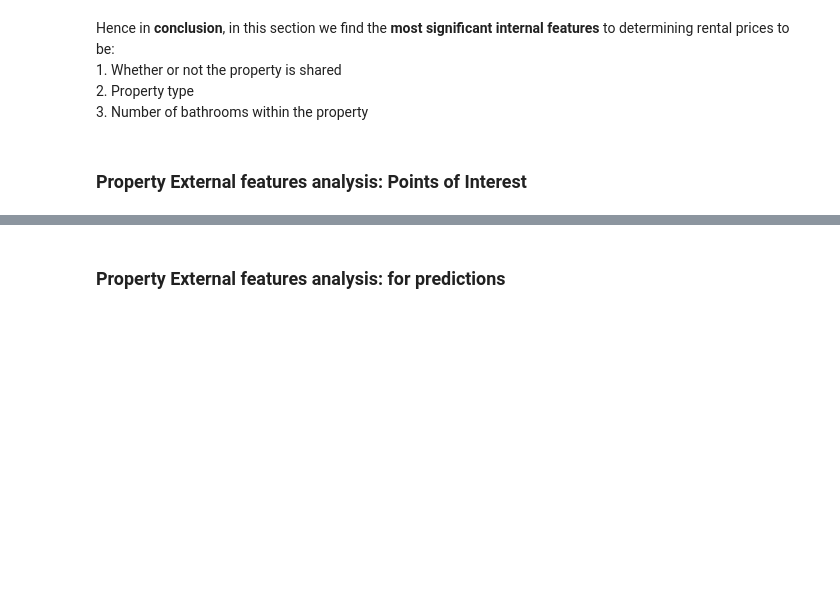
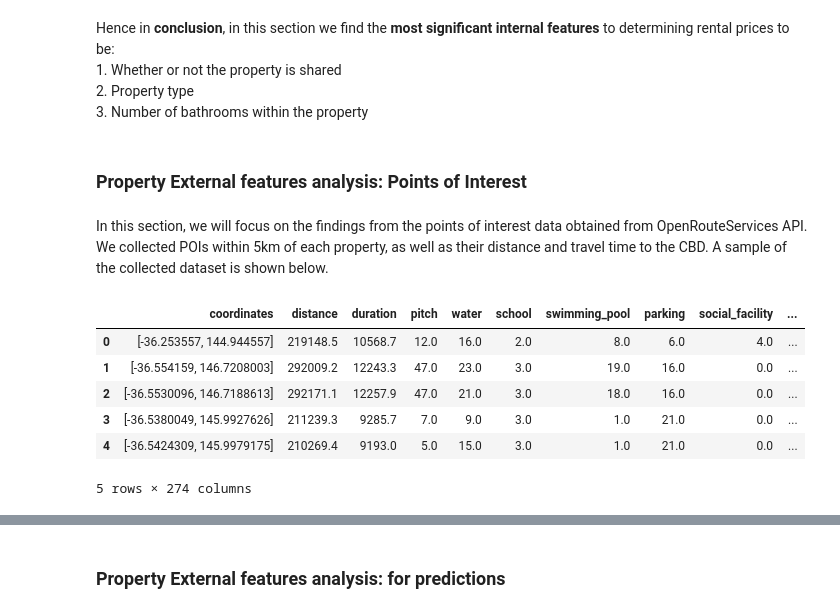
Before and after one commit to MAST30034-Applied-Data-Science/generic-real-estate-consulting-project-18, a Jupyter notebook: notebooks/Summary_notebook_final.ipynb, the cells around one changed output, grey strips where cells are left out. Saved outputs shown, nothing was run; the diff lists cells and outputs as text; code cells hidden in the pictures; blank space fills up the shorter version.

```diff
--- a/notebooks/Summary_notebook_final.ipynb
+++ b/notebooks/Summary_notebook_final.ipynb
@@ -100,3 +104,15 @@ Hence in **conclusion**, in this section we find the **most significant internal
     <br>3. Number of bathrooms within the property
 # %% [markdown]
 ### Property External features analysis: Points of Interest
+# %% [markdown]
+In this section, we will focus on the findings from the points of interest data obtained from OpenRouteServices API. We collected POIs within 5km of each property, as well as their distance and travel time to the CBD. A sample of the collected dataset is shown below.
+# %%
+df_full.head(5)
+# %% [output]
+|  | coordinates | distance | duration | pitch | water | school | swimming_pool | parking | social_facility | ... |
+| 0 | [-36.253557, 144.944557] | 219148.5 | 10568.7 | 12.0 | 16.0 | 2.0 | 8.0 | 6.0 | 4.0 | ... |
+| 1 | [-36.554159, 146.7208003] | 292009.2 | 12243.3 | 47.0 | 23.0 | 3.0 | 19.0 | 16.0 | 0.0 | ... |
+| 2 | [-36.5530096, 146.7188613] | 292171.1 | 12257.9 | 47.0 | 21.0 | 3.0 | 18.0 | 16.0 | 0.0 | ... |
+| 3 | [-36.5380049, 145.9927626] | 211239.3 | 9285.7 | 7.0 | 9.0 | 3.0 | 1.0 | 21.0 | 0.0 | ... |
+| 4 | [-36.5424309, 145.9979175] | 210269.4 | 9193.0 | 5.0 | 15.0 | 3.0 | 1.0 | 21.0 | 0.0 | ... |
+5 rows × 274 columns
```
Also changed, not shown: parts of 11 cells of this notebook.
